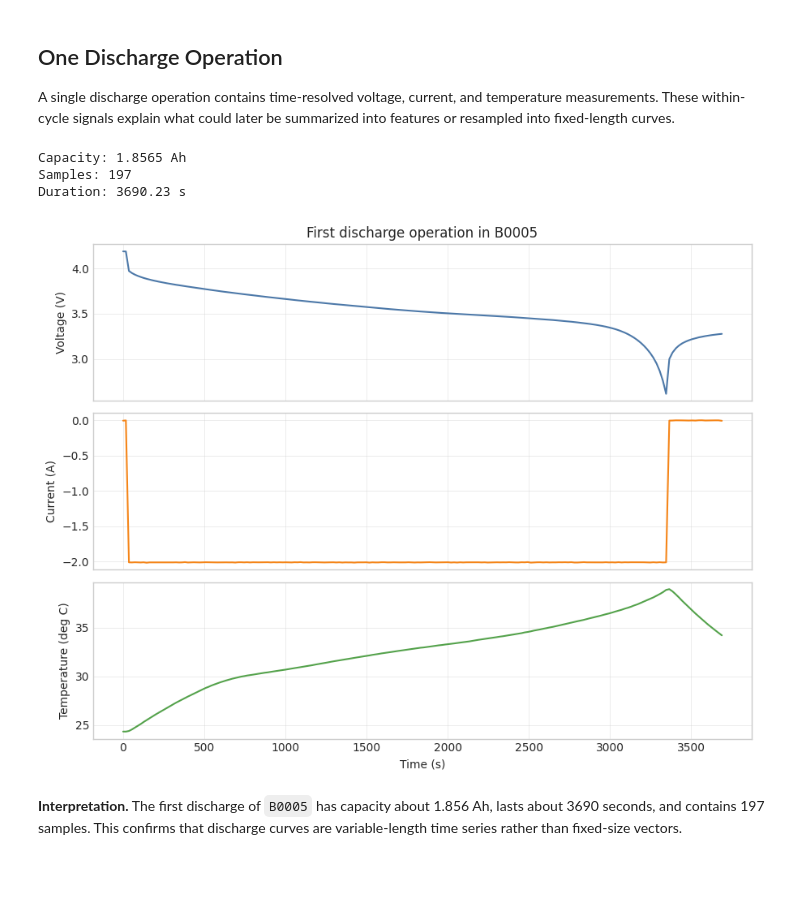
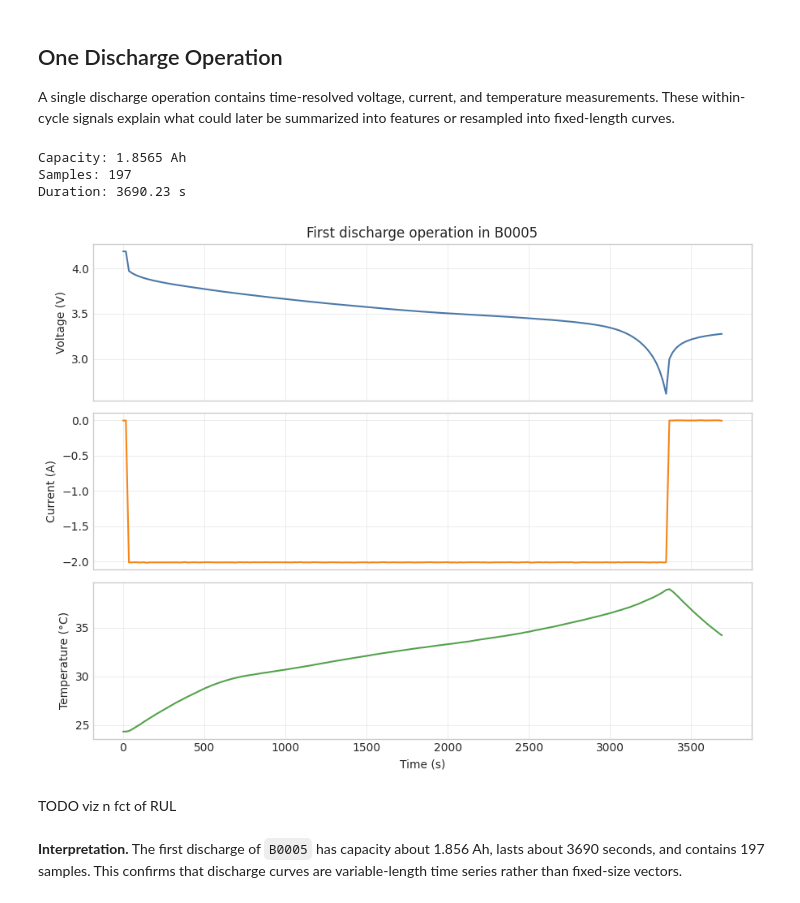
Before and after one commit to aymen-elo/xai-nasa-battery-aging, a Jupyter notebook: notebooks/01_dataset_inspection.ipynb, the cells around one changed output. Cells and saved outputs as stored; diff of their text form; code cells hidden in the pictures; blank space fills up the shorter version.

```diff
--- a/notebooks/01_dataset_inspection.ipynb
+++ b/notebooks/01_dataset_inspection.ipynb
@@ -249,33 +365,36 @@ First discharge cycle at or below 1.4 Ah: 124
 
 A single discharge operation contains time-resolved voltage, current, and temperature measurements. These within-cycle signals explain what could later be summarized into features or resampled into fixed-length curves.
 # %%
+# Extract one discharge operation and plot its raw measured signals.
 first_discharge = next(cycle for cycle in cycles if cycle.type == "discharge")
 data = first_discharge.data
 
 time = to_1d_array(data.Time)
 voltage = to_1d_array(data.Voltage_measured)
 current = to_1d_array(data.Current_measured)
 temperature = to_1d_array(data.Temperature_measured)
 
 print(f"Capacity: {float(np.asarray(data.Capacity).reshape(-1)[0]):.4f} Ah")
 print(f"Samples: {len(time)}")
 print(f"Duration: {time[-1] - time[0]:.2f} s")
 
 fig, axes = plt.subplots(3, 1, figsize=(9, 7), sharex=True)
 axes[0].plot(time, voltage, color="#4c78a8")
 axes[0].set_ylabel("Voltage (V)")
 axes[0].set_title(f"First discharge operation in {sample_path.stem}")
 axes[1].plot(time, current, color="#f58518")
 axes[1].set_ylabel("Current (A)")
 axes[2].plot(time, temperature, color="#54a24b")
-axes[2].set_ylabel("Temperature (deg C)")
+axes[2].set_ylabel("Temperature (°C)")
 axes[2].set_xlabel("Time (s)")
 plt.tight_layout()
 # %% [output]
 Capacity: 1.8565 Ah
 Samples: 197
 Duration: 3690.23 s
-[figure, old version]
+[figure, new version]
+# %% [markdown]
+TODO viz n fct of RUL
 # %% [markdown]
 **Interpretation.** The first discharge of `B0005` has capacity about 1.856 Ah, lasts about 3690 seconds, and contains 197 samples. This confirms that discharge curves are variable-length time series rather than fixed-size vectors.
 # %% [markdown]
```
Also changed, not shown: parts of 35 cells of this notebook.
